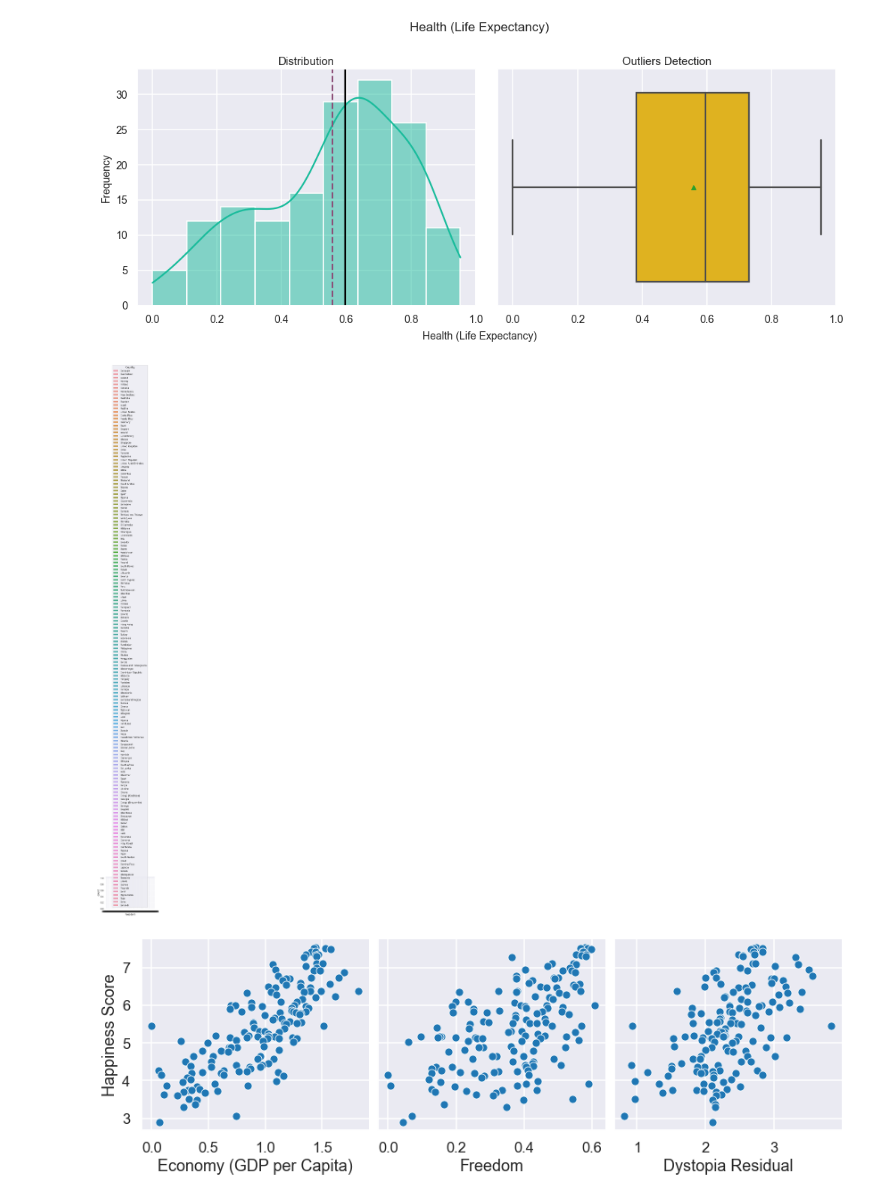
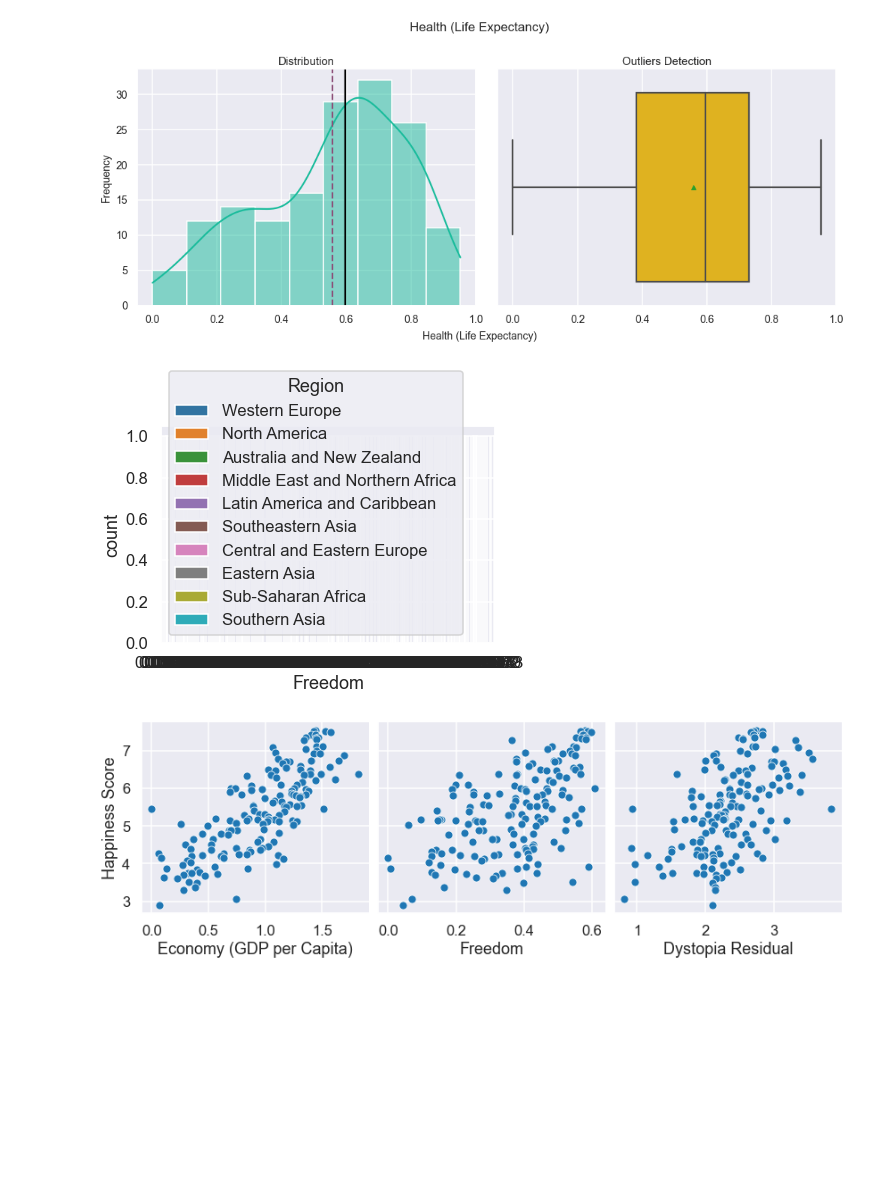
Before and after one commit to Oby-gitDeveloper/Happiness_Data_Analysis, a Jupyter notebook: Happiness_Dataset.ipynb, the cells around one changed output. Saved outputs shown, nothing was run; the diff lists cells and outputs as text; code cells hidden in the pictures; blank space fills up the shorter version.

```diff
--- a/Happiness_Dataset.ipynb
+++ b/Happiness_Dataset.ipynb
@@ -157,10 +157,10 @@ plt.show()
 # %%
 
 #Checking the quotient of freedom in each country
-sns.countplot(data=data, x = 'Freedom' , hue = 'Country')
+sns.countplot(data=data, x = 'Freedom' , hue = 'Region')
 plt.show()
 # %% [output]
-[figure, old version]
+[figure, new version]
 # %%
 #Checking how key parameters affect happiness score
 sns.pairplot(data, x_vars=['Economy (GDP per Capita)', 'Freedom', 'Dystopia Residual'], y_vars='Happiness Score', height=4)
```
